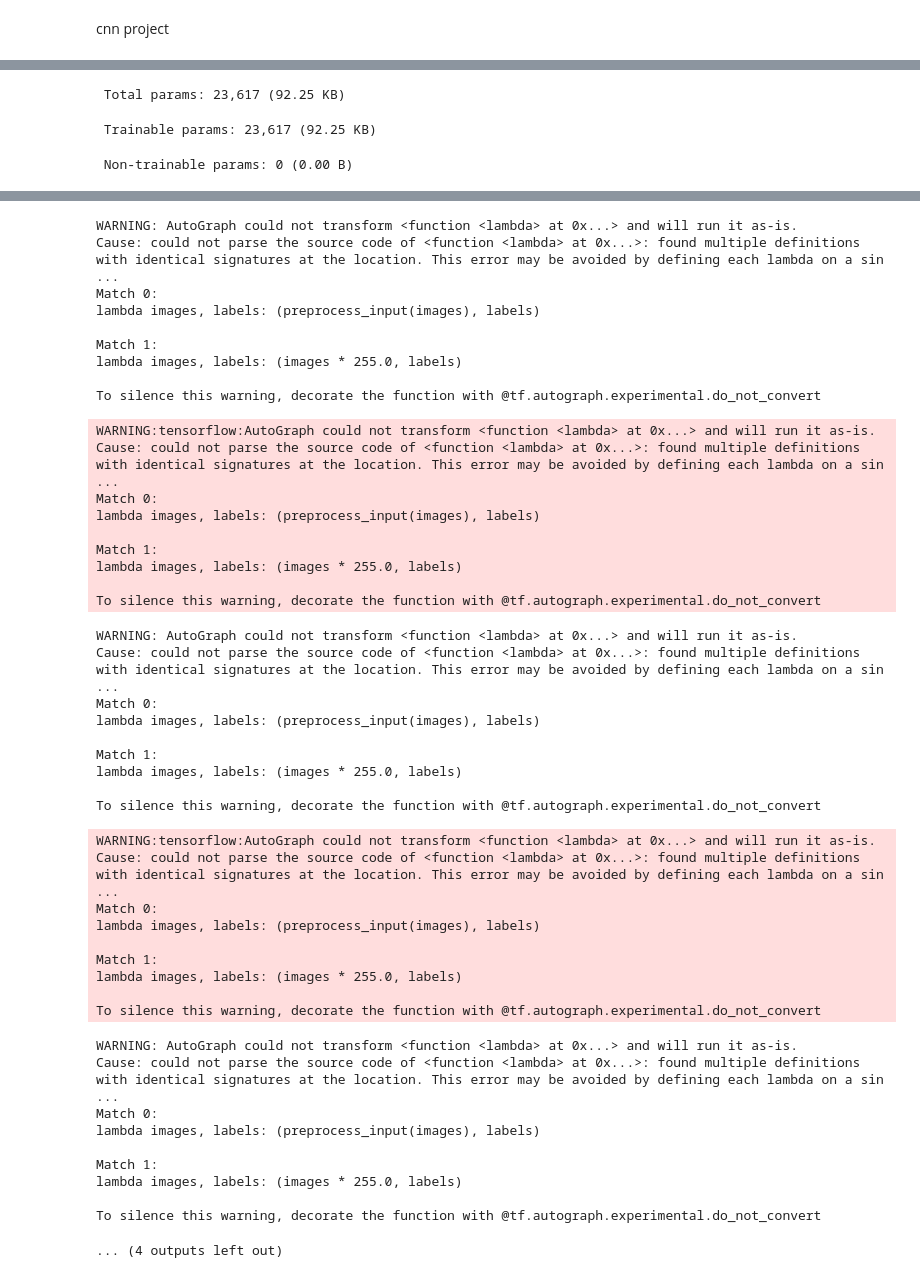
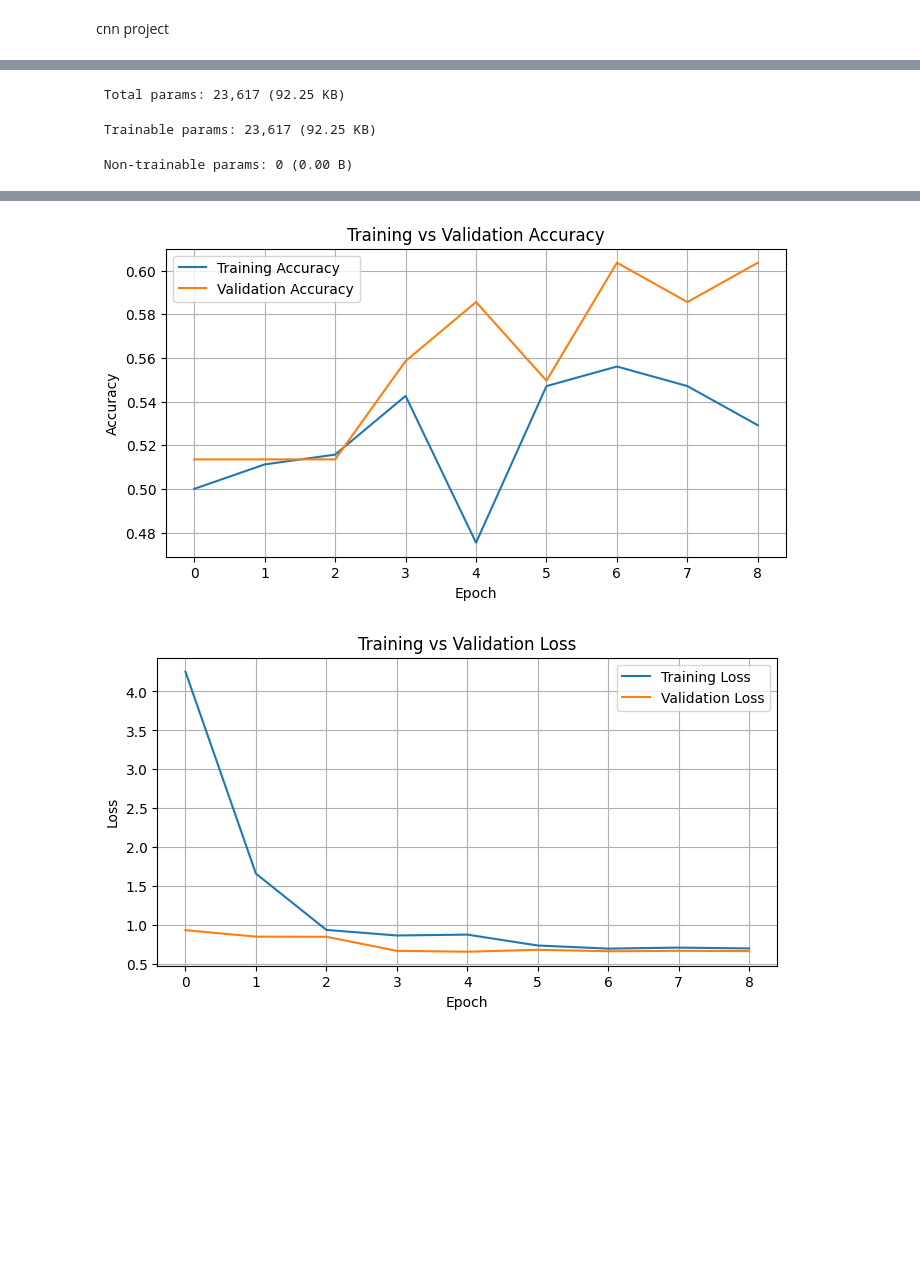
Before and after one commit to yash144-code/python-practice.ipynb, a Jupyter notebook: datascience(1).ipynb, the cells around one changed output, grey strips where cells are left out. Saved outputs shown, nothing was run; the diff lists cells and outputs as text; code cells hidden in the pictures; blank space fills up the shorter version.

```diff
--- a/datascience(1).ipynb
+++ b/datascience(1).ipynb
@@ -4097,4 +4097,5 @@ Epoch 10/10
 # %%
+import tensorflow as tf
 from tensorflow.keras.models import Sequential
 from tensorflow.keras.callbacks import EarlyStopping
 from tensorflow.keras.layers import (
@@ -4113,6 +4114,7 @@ model_aug = Sequential([
     RandomFlip("horizontal"),
 
     Conv2D(32, (3, 3), padding="same", activation="relu"),
+
     MaxPooling2D((2, 2)),
 
     Conv2D(64, (3, 3), padding="same", activation="relu"),
@@ -4154,6 +4156,8 @@ val_ds = tf.keras.utils.image_dataset_from_directory(
     seed=42,
     label_mode="binary",
     class_names=["cats", "dogs"]
+)
+
 
 early_stop = EarlyStopping(
     monitor="val_loss",
@@ -4161,11 +4165,11 @@ early_stop = EarlyStopping(
     restore_best_weights=True
 )
 
-"""history_aug = model_aug.fit(
+history_aug = model_aug.fit(
     train_ds,
     validation_data=val_ds,
     epochs=20,
-    callbacks=[early_stop])"""
+    callbacks=[early_stop])
 
 import matplotlib.pyplot as plt
 
@@ -4228,46 +4236,2 @@ To silence this warning, decorate the function with @tf.autograph.experimental.d
-WARNING: AutoGraph could not transform <function <lambda> at 0x...> and will run it as-is.
-Cause: could not parse the source code of <function <lambda> at 0x...>: found multiple definitions with identical signatures at the location. This error may be avoided by defining each lambda on a sin ...
-Match 0:
-lambda images, labels: (preprocess_input(images), labels)
-
-Match 1:
-lambda images, labels: (images * 255.0, labels)
-
-To silence this warning, decorate the function with @tf.autograph.experimental.do_not_convert
-WARNING:tensorflow:AutoGraph could not transform <function <lambda> at 0x...> and will run it as-is.
-Cause: could not parse the source code of <function <lambda> at 0x...>: found multiple definitions with identical signatures at the location. This error may be avoided by defining each lambda on a sin ...
-Match 0:
-lambda images, labels: (preprocess_input(images), labels)
-
-Match 1:
-lambda images, labels: (images * 255.0, labels)
-
-To silence this warning, decorate the function with @tf.autograph.experimental.do_not_convert
-WARNING: AutoGraph could not transform <function <lambda> at 0x...> and will run it as-is.
-Cause: could not parse the source code of <function <lambda> at 0x...>: found multiple definitions with identical signatures at the location. This error may be avoided by defining each lambda on a sin ...
-Match 0:
-lambda images, labels: (preprocess_input(images), labels)
-
-Match 1:
-lambda images, labels: (images * 255.0, labels)
-
-To silence this warning, decorate the function with @tf.autograph.experimental.do_not_convert
-WARNING:tensorflow:AutoGraph could not transform <function <lambda> at 0x...> and will run it as-is.
-Cause: could not parse the source code of <function <lambda> at 0x...>: found multiple definitions with identical signatures at the location. This error may be avoided by defining each lambda on a sin ...
-Match 0:
-lambda images, labels: (preprocess_input(images), labels)
-
-Match 1:
-lambda images, labels: (images * 255.0, labels)
-
-To silence this warning, decorate the function with @tf.autograph.experimental.do_not_convert
-WARNING: AutoGraph could not transform <function <lambda> at 0x...> and will run it as-is.
-Cause: could not parse the source code of <function <lambda> at 0x...>: found multiple definitions with identical signatures at the location. This error may be avoided by defining each lambda on a sin ...
-Match 0:
-lambda images, labels: (preprocess_input(images), labels)
-
-Match 1:
-lambda images, labels: (images * 255.0, labels)
-
-To silence this warning, decorate the function with @tf.autograph.experimental.do_not_convert
-... (4 outputs left out)
+[figure, added]
+[figure, added]
```
Also changed, not shown: parts of 7 cells of this notebook.
